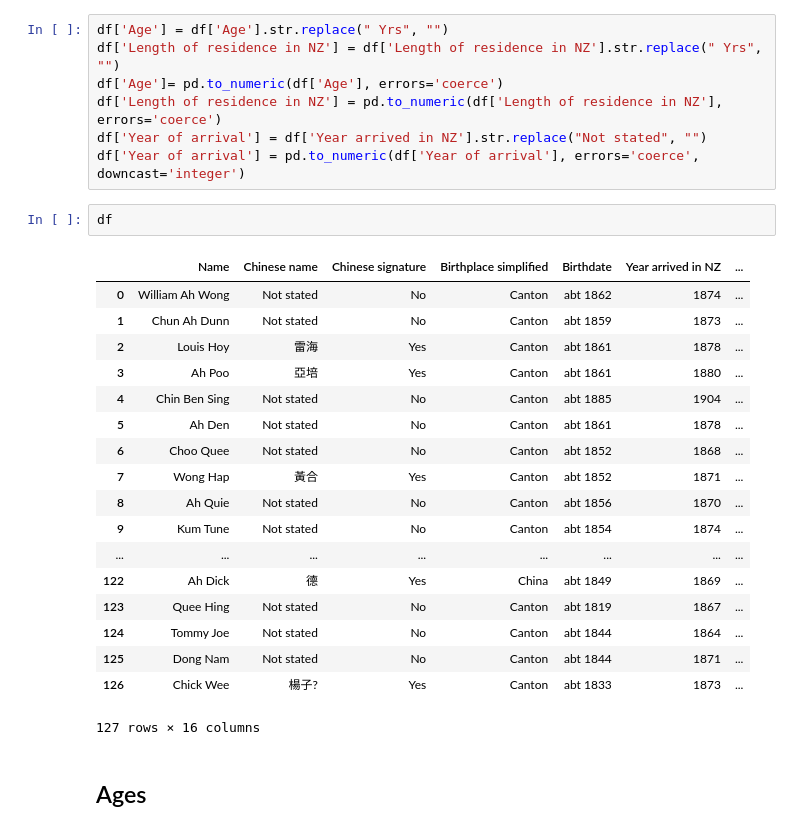
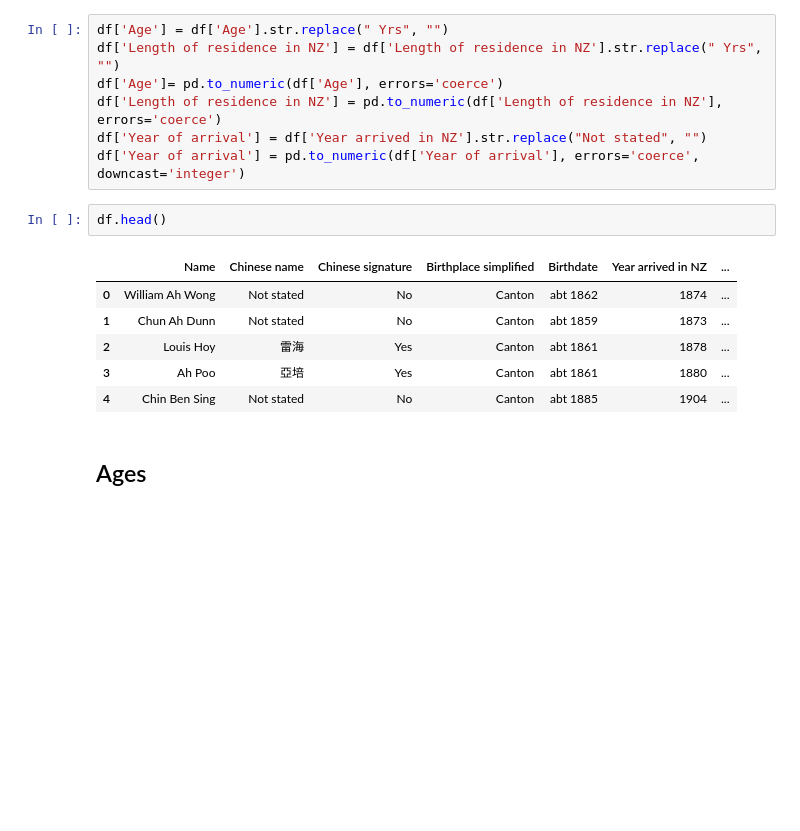
Before and after one commit to wragge/otago-naturalisations, a Jupyter notebook: Naturalisations.ipynb, the cells around one changed output. Drawn from its saved outputs; the diff is of its cells as text; blank space fills up the shorter version.

```diff
--- a/Naturalisations.ipynb
+++ b/Naturalisations.ipynb
@@ -14,26 +15,14 @@ df['Length of residence in NZ'] = pd.to_numeric(df['Length of residence in NZ'],
 df['Year of arrival'] = df['Year arrived in NZ'].str.replace("Not stated", "")
 df['Year of arrival'] = pd.to_numeric(df['Year of arrival'], errors='coerce', downcast='integer')
 # %%
-df
+df.head()
 # %% [output]
 |  | Name | Chinese name | Chinese signature | Birthplace simplified | Birthdate | Year arrived in NZ | ... |
 | 0 | William Ah Wong | Not stated | No | Canton | abt 1862 | 1874 | ... |
 | 1 | Chun Ah Dunn | Not stated | No | Canton | abt 1859 | 1873 | ... |
 | 2 | Louis Hoy | 雷海 | Yes | Canton | abt 1861 | 1878 | ... |
 | 3 | Ah Poo | 亞培 | Yes | Canton | abt 1861 | 1880 | ... |
 | 4 | Chin Ben Sing | Not stated | No | Canton | abt 1885 | 1904 | ... |
-| 5 | Ah Den | Not stated | No | Canton | abt 1861 | 1878 | ... |
-| 6 | Choo Quee | Not stated | No | Canton | abt 1852 | 1868 | ... |
-| 7 | Wong Hap | 黃合 | Yes | Canton | abt 1852 | 1871 | ... |
-| 8 | Ah Quie | Not stated | No | Canton | abt 1856 | 1870 | ... |
-| 9 | Kum Tune | Not stated | No | Canton | abt 1854 | 1874 | ... |
-| ... | ... | ... | ... | ... | ... | ... | ... |
-| 122 | Ah Dick | 德 | Yes | China | abt 1849 | 1869 | ... |
-| 123 | Quee Hing | Not stated | No | Canton | abt 1819 | 1867 | ... |
-| 124 | Tommy Joe | Not stated | No | Canton | abt 1844 | 1864 | ... |
-| 125 | Dong Nam | Not stated | No | Canton | abt 1844 | 1871 | ... |
-| 126 | Chick Wee | 楊子? | Yes | Canton | abt 1833 | 1873 | ... |
-127 rows × 16 columns
 # %% [markdown]
 ## Ages
 # %%
```
Also changed, not shown: parts of 6 cells of this notebook.
